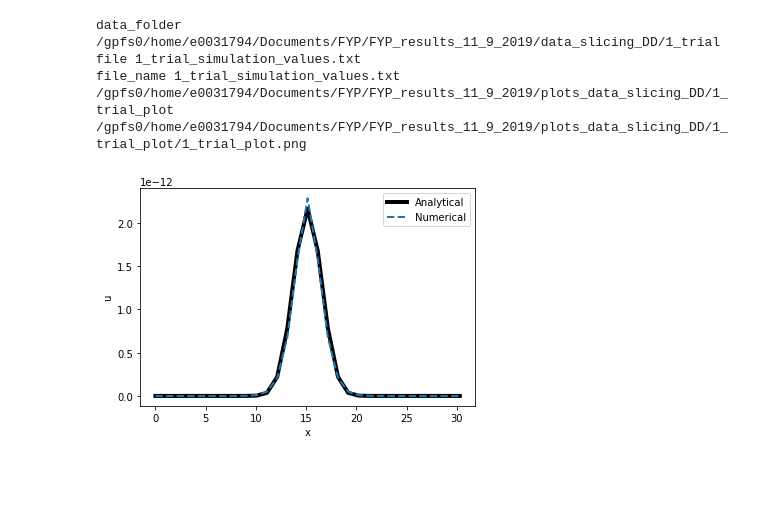
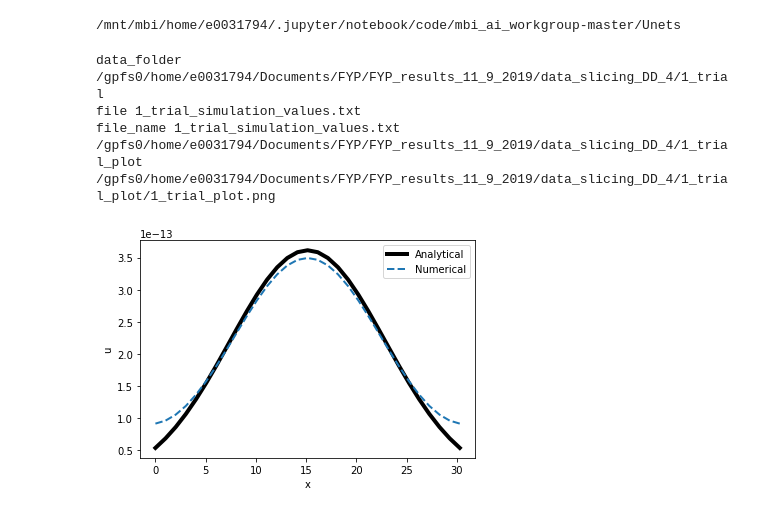
Before and after one commit to HoWeiChin/FYP_Deep_MOD, a Jupyter notebook: Slicing_data_Diffusion_Decay.ipynb, the cells around one changed output. Cells and saved outputs as stored; diff of their text form; code cells hidden in the pictures; blank space fills up the shorter version.

```diff
--- a/Slicing_data_Diffusion_Decay.ipynb
+++ b/Slicing_data_Diffusion_Decay.ipynb
@@ -5,7 +5,9 @@ import pathlib
 import random
 import math
 import sys
-sys.path.append('DeePyMoD/src')
+
+sys.path.append('/mnt/mbi/home/e0031794/Documents/DeePyMoD/src')
+print(os.getcwd())
 
 from deepymod.DeepMoD import DeepMoD
 from deepymod.library_functions import library_1D
@@ -13,6 +15,8 @@ from deepymod.utilities import library_matrix_mat, print_PDE, tensorboard_to_dat
 import pandas as pd
 
 #from sklearn.model_selection import train_test_split
+# %% [output]
+/mnt/mbi/home/e0031794/.jupyter/notebook/code/mbi_ai_workgroup-master/Unets
 # %%
 import matplotlib.pyplot as plt
 import numpy as np
@@ -332,12 +366,13 @@ os.chdir("/gpfs0/home/e0031794/Documents/FYP/FYP_results_11_9_2019/data_slicing_
 # %%
 #os.getcwd()
-plot_util(data_dir="/gpfs0/home/e0031794/Documents/FYP/FYP_results_11_9_2019/data_slicing_DD",
-          save_dir="/gpfs0/home/e0031794/Documents/FYP/FYP_results_11_9_2019/plots_data_slicing_DD")
+plot_util(data_dir = "/gpfs0/home/e0031794/Documents/FYP/FYP_results_11_9_2019/data_slicing_DD_4",
+
+          save_dir = "/gpfs0/home/e0031794/Documents/FYP/FYP_results_11_9_2019/data_slicing_DD_4")
 # %% [output]
-data_folder /gpfs0/home/e0031794/Documents/FYP/FYP_results_11_9_2019/data_slicing_DD/1_trial
+data_folder /gpfs0/home/e0031794/Documents/FYP/FYP_results_11_9_2019/data_slicing_DD_4/1_trial
 file 1_trial_simulation_values.txt
 file_name 1_trial_simulation_values.txt
-/gpfs0/home/e0031794/Documents/FYP/FYP_results_11_9_2019/plots_data_slicing_DD/1_trial_plot
-/gpfs0/home/e0031794/Documents/FYP/FYP_results_11_9_2019/plots_data_slicing_DD/1_trial_plot/1_trial_plot.png
+/gpfs0/home/e0031794/Documents/FYP/FYP_results_11_9_2019/data_slicing_DD_4/1_trial_plot
+/gpfs0/home/e0031794/Documents/FYP/FYP_results_11_9_2019/data_slicing_DD_4/1_trial_plot/1_trial_plot.png
-[figure, old version]
+[figure, new version]
 # %%
```
Also changed, not shown: parts of 10 cells of this notebook, 3 other files.
